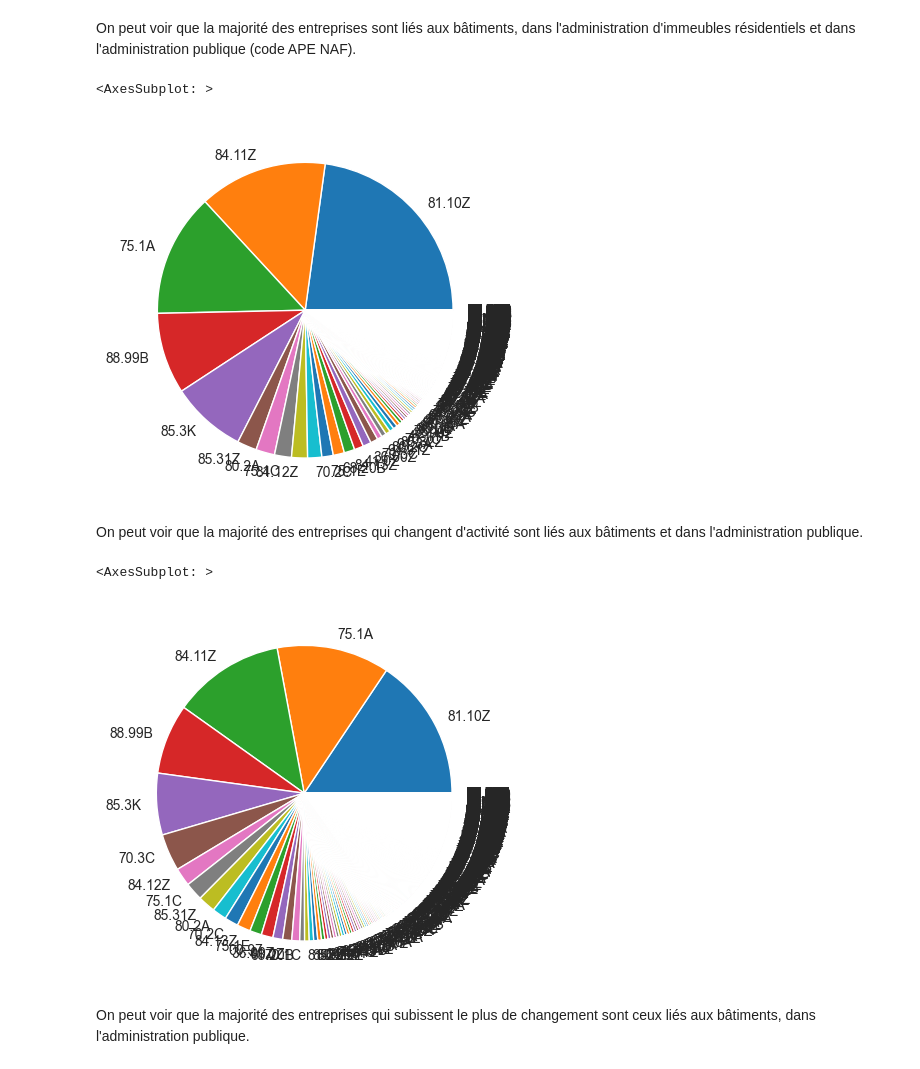
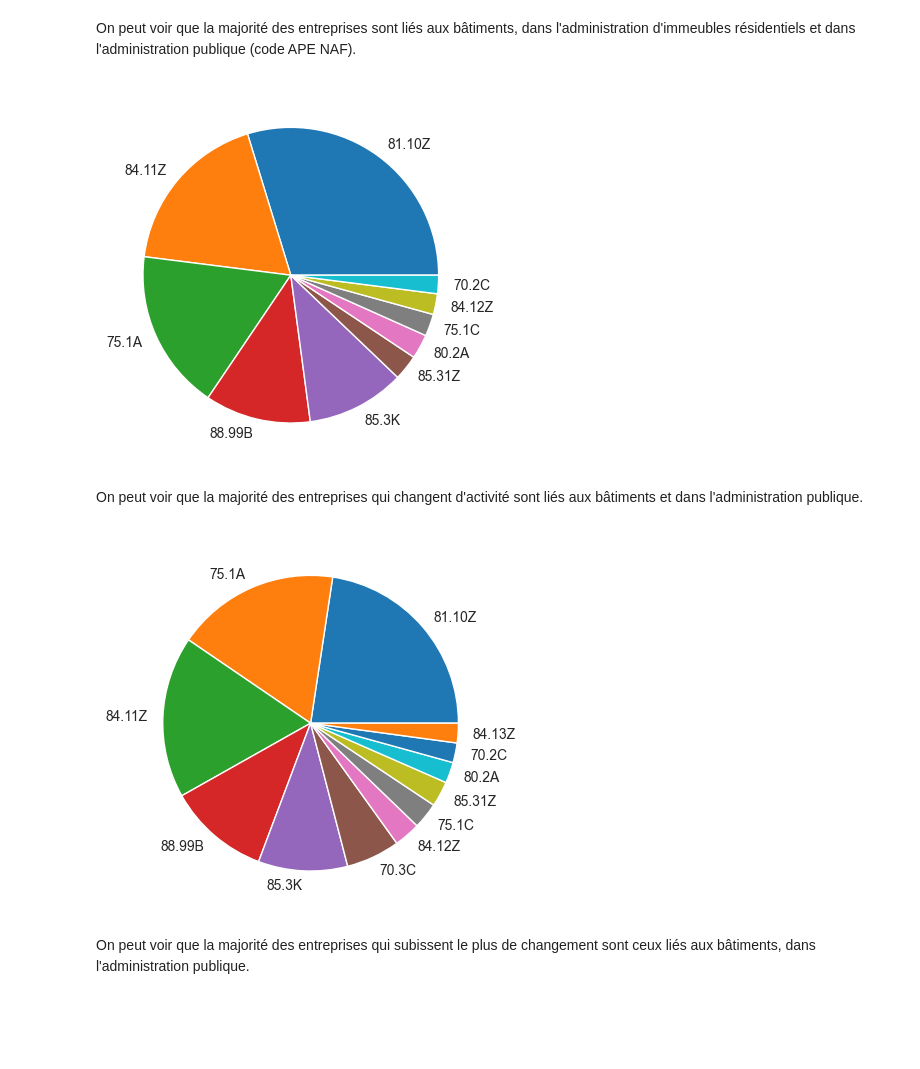
Before and after one commit to JonathanLouamba/Projet_GGVie, a Jupyter notebook: Detection_UniteLegaleHist_GGVIE.ipynb, the cells around one changed output. Cells and saved outputs as stored; diff of their text form; code cells hidden in the pictures; blank space fills up the shorter version.

Commit message:
Update UniteLegaleHist

```diff
--- a/Detection_UniteLegaleHist_GGVIE.ipynb
+++ b/Detection_UniteLegaleHist_GGVIE.ipynb
@@ -211,17 +211,27 @@ pd.Series(encoder_apul.inverse_transform(df["activitePrincipaleUniteLegale"])).v
 # %% [markdown]
 On peut voir que la majorité des entreprises sont liés aux bâtiments, dans l'administration d'immeubles résidentiels et dans l'administration publique (code APE NAF).
 # %%
-pd.Series(encoder_apul.inverse_transform(df["activitePrincipaleUniteLegale"].loc[df['changementActivitePrincipaleUniteLegale']==1])).value_counts(normalize=True).plot(kind='pie')
+seuil_angle = 5
+s = pd.Series(encoder_apul.inverse_transform(df["activitePrincipaleUniteLegale"].loc[df['changementActivitePrincipaleUniteLegale']==1])).value_counts(normalize=True)
+angles = s * 360
+indices = angles > seuil_angle
+valeurs = s[indices]
+plt.pie(valeurs, labels=valeurs.index)
+plt.show()
 # %% [output]
-<AxesSubplot: >
-[figure, old version]
+[figure, new version]
 # %% [markdown]
 On peut voir que la majorité des entreprises qui changent d'activité sont liés aux bâtiments et dans l'administration publique.
 # %%
-pd.Series(encoder_apul.inverse_transform(df["activitePrincipaleUniteLegale"].loc[(df['changementActivitePrincipaleUniteLegale']==1)|(df['changementEtatAdministratifUniteLegale']==1)|(df['changementSocieteMissionUniteLegale']==1)|(df['changementDenominationUsuelleUniteLegale']==1)|(df['changementCaractereEmployeurUniteLegale']==1)|(df['changementCategorieJuridiqueUniteLegale']==1)|(df['changementNicSiegeUniteLegale']==1)|(df['changementNomUsageUniteLegale']==1)|(df['changementNomUniteLegale']==1)|(df['changementDenominationUniteLegale']==1)|(df['changementEconomieSocialeSolidaireUniteLegale']==1)])).value_counts(normalize=True).plot(kind='pie')
+seuil_angle = 5
+s = pd.Series(encoder_apul.inverse_transform(df["activitePrincipaleUniteLegale"].loc[(df['changementActivitePrincipaleUniteLegale']==1)|(df['changementEtatAdministratifUniteLegale']==1)|(df['changementSocieteMissionUniteLegale']==1)|(df['changementDenominationUsuelleUniteLegale']==1)|(df['changementCaractereEmployeurUniteLegale']==1)|(df['changementCategorieJuridiqueUniteLegale']==1)|(df['changementNicSiegeUniteLegale']==1)|(df['changementNomUsageUniteLegale']==1)|(df['changementNomUniteLegale']==1)|(df['changementDenominationUniteLegale']==1)|(df['changementEconomieSocialeSolidaireUniteLegale']==1)])).value_counts(normalize=True)
+angles = s * 360
+indices = angles > seuil_angle
+valeurs = s[indices]
+plt.pie(valeurs, labels=valeurs.index)
+plt.show()
 # %% [output]
-<AxesSubplot: >
-[figure, old version]
+[figure, new version]
 # %% [markdown]
 On peut voir que la majorité des entreprises qui subissent le plus de changement sont ceux liés aux bâtiments, dans l'administration publique.
 # %%
```
Also changed, not shown: parts of 4 cells of this notebook, 1 other file.
